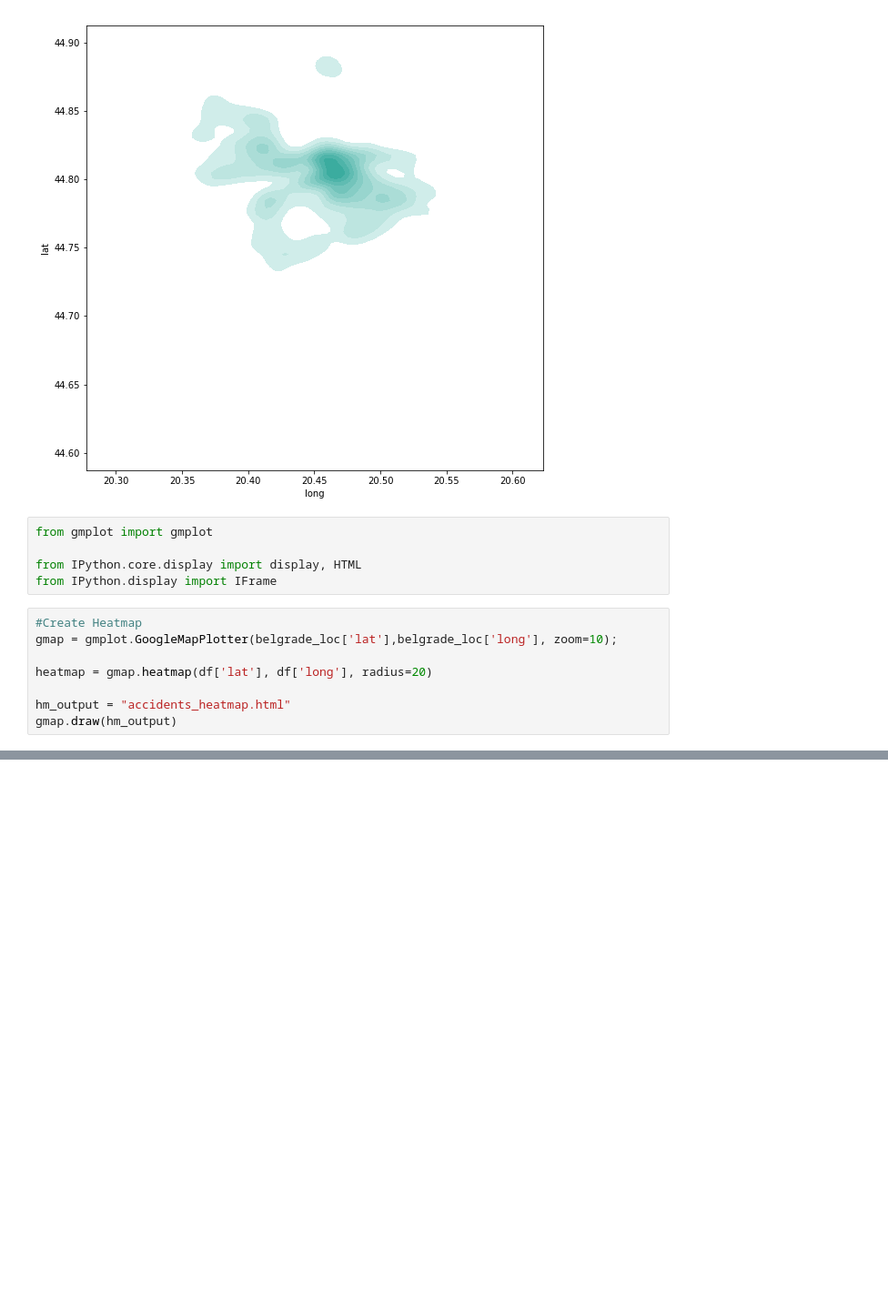
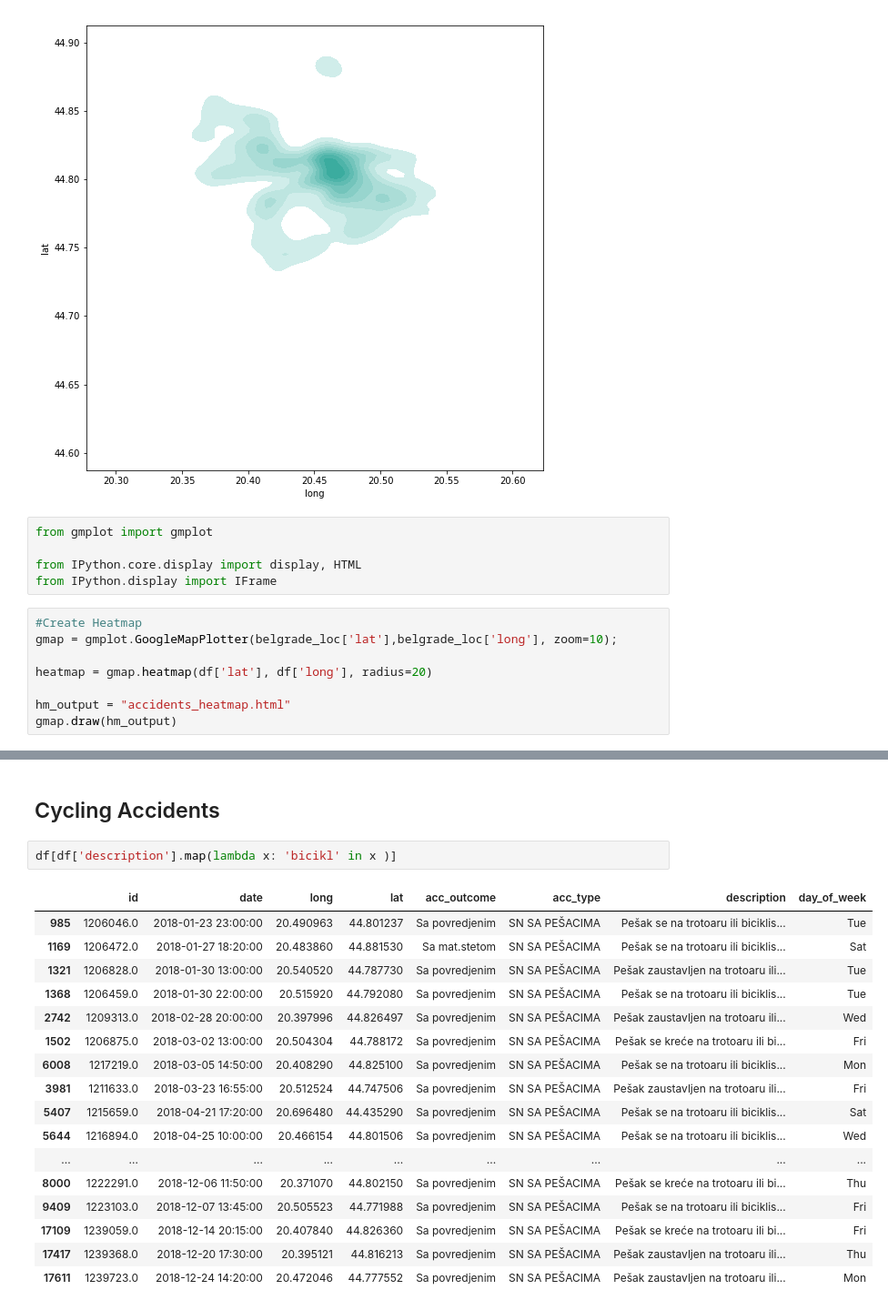
Before and after one commit to BrunnoRicci/traffic-accidents-belgrade, a Jupyter notebook: eda-traffic-belgrade.ipynb, the cells around one changed output, grey strips where cells are left out. Shown: that part at 91% size. Saved outputs shown, nothing was run; the diff lists cells and outputs as text; blank space fills up the shorter version.

```diff
--- a/eda-traffic-belgrade.ipynb
+++ b/eda-traffic-belgrade.ipynb
@@ -179,3 +179,25 @@ gmap.draw(hm_output)
 IFrame(src=hm_output,width=700, height=600)
 # %% [output]
 [interactive output not drawn]
+# %% [markdown]
+## Cycling Accidents
+# %%
+df[df['description'].map(lambda x: 'bicikl' in x )]
+# %% [output]
+|  | id | date | long | lat | acc_outcome | acc_type | description | day_of_week |
+| 985 | 1206046.0 | 2018-01-23 23:00:00 | 20.490963 | 44.801237 | Sa povredjenim | SN SA PEŠACIMA | Pešak se na trotoaru ili biciklis... | Tue |
+| 1169 | 1206472.0 | 2018-01-27 18:20:00 | 20.483860 | 44.881530 | Sa mat.stetom | SN SA PEŠACIMA | Pešak se na trotoaru ili biciklis... | Sat |
+| 1321 | 1206828.0 | 2018-01-30 13:00:00 | 20.540520 | 44.787730 | Sa povredjenim | SN SA PEŠACIMA | Pešak zaustavljen na trotoaru ili... | Tue |
+| 1368 | 1206459.0 | 2018-01-30 22:00:00 | 20.515920 | 44.792080 | Sa povredjenim | SN SA PEŠACIMA | Pešak se na trotoaru ili biciklis... | Tue |
+| 2742 | 1209313.0 | 2018-02-28 20:00:00 | 20.397996 | 44.826497 | Sa povredjenim | SN SA PEŠACIMA | Pešak zaustavljen na trotoaru ili... | Wed |
+| 1502 | 1206875.0 | 2018-03-02 13:00:00 | 20.504304 | 44.788172 | Sa povredjenim | SN SA PEŠACIMA | Pešak se kreće na trotoaru ili bi... | Fri |
+| 6008 | 1217219.0 | 2018-03-05 14:50:00 | 20.408290 | 44.825100 | Sa povredjenim | SN SA PEŠACIMA | Pešak se na trotoaru ili biciklis... | Mon |
+| 3981 | 1211633.0 | 2018-03-23 16:55:00 | 20.512524 | 44.747506 | Sa povredjenim | SN SA PEŠACIMA | Pešak zaustavljen na trotoaru ili... | Fri |
+| 5407 | 1215659.0 | 2018-04-21 17:20:00 | 20.696480 | 44.435290 | Sa povredjenim | SN SA PEŠACIMA | Pešak se na trotoaru ili biciklis... | Sat |
+| 5644 | 1216894.0 | 2018-04-25 10:00:00 | 20.466154 | 44.801506 | Sa povredjenim | SN SA PEŠACIMA | Pešak se na trotoaru ili biciklis... | Wed |
+| ... | ... | ... | ... | ... | ... | ... | ... | ... |
+| 8000 | 1222291.0 | 2018-12-06 11:50:00 | 20.371070 | 44.802150 | Sa povredjenim | SN SA PEŠACIMA | Pešak se kreće na trotoaru ili bi... | Thu |
+| 9409 | 1223103.0 | 2018-12-07 13:45:00 | 20.505523 | 44.771988 | Sa povredjenim | SN SA PEŠACIMA | Pešak se na trotoaru ili biciklis... | Fri |
+| 17109 | 1239059.0 | 2018-12-14 20:15:00 | 20.407840 | 44.826360 | Sa povredjenim | SN SA PEŠACIMA | Pešak se kreće na trotoaru ili bi... | Fri |
+| 17417 | 1239368.0 | 2018-12-20 17:30:00 | 20.395121 | 44.816213 | Sa povredjenim | SN SA PEŠACIMA | Pešak zaustavljen na trotoaru ili... | Thu |
+| 17611 | 1239723.0 | 2018-12-24 14:20:00 | 20.472046 | 44.777552 | Sa povredjenim | SN SA PEŠACIMA | Pešak zaustavljen na trotoaru ili... | Mon |
```
Also changed, not shown: parts of 1 cell of this notebook, 2 other files.
